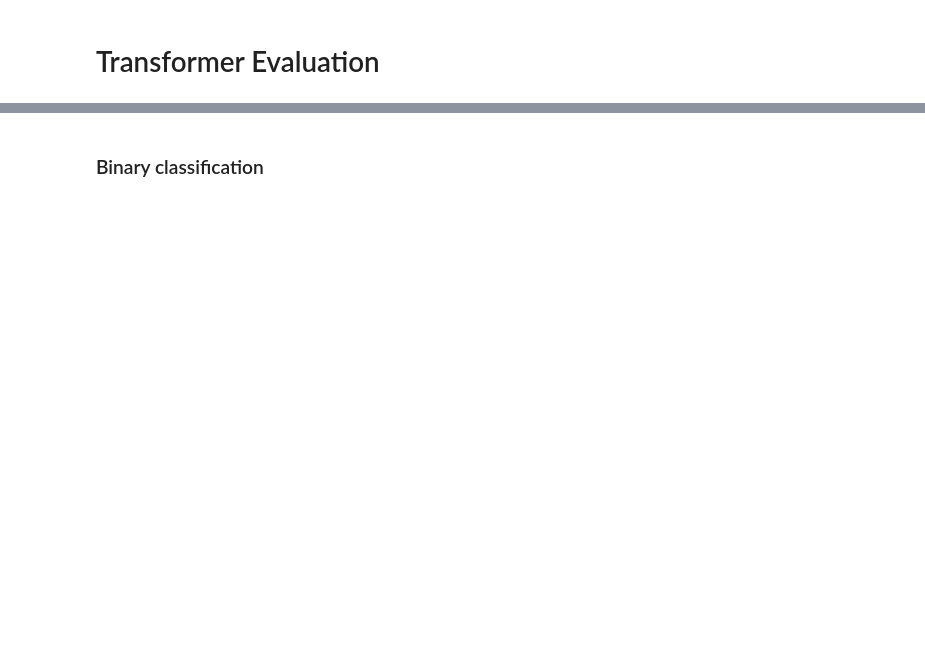
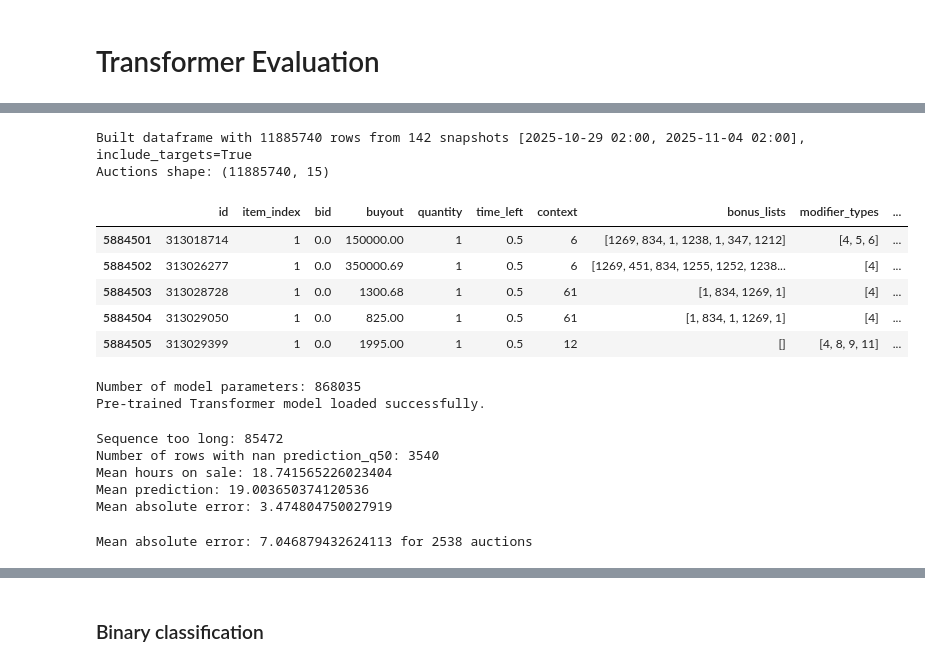
Before and after one commit to AngelUrq/auction_classic, a Jupyter notebook: notebooks/transformer_evaluation.ipynb, the cells around one changed output, grey strips where cells are left out. Drawn from its saved outputs; the diff is of its cells as text; code cells hidden in the pictures; blank space fills up the shorter version.

```diff
--- a/notebooks/transformer_evaluation.ipynb
+++ b/notebooks/transformer_evaluation.ipynb
@@ -32,5 +34,5 @@ print(f"Using device: {device}")
 # %%
-prediction_time = datetime.strptime("2025-11-04 02:00:00", "%Y-%m-%d %H:%M:%S")
+prediction_time = datetime.strptime("2025-11-01 02:00:00", "%Y-%m-%d %H:%M:%S")
 max_hours_back = 24
 
 mappings_dir = '../generated/mappings'
@@ -58,43 +60,64 @@ time_left_mapping = {
 # %%
 from src.data.utils import load_auctions_from_sample
 
-data_dir = '../data/tww/auctions/'
+data_dir = '../data/tww/auctions_ch/'
 
 df_auctions = load_auctions_from_sample(data_dir, prediction_time, time_left_mapping, item_to_idx, context_to_idx, bonus_to_idx, modtype_to_idx, max_hours_back=max_hours_back)
 
 print("Auctions shape:", df_auctions.shape)
 df_auctions[df_auctions['snapshot_time'] == prediction_time].head()
+# %% [output]
+Built dataframe with 11885740 rows from 142 snapshots [2025-10-29 02:00, 2025-11-04 02:00], include_targets=True
+Auctions shape: (11885740, 15)
+|  | id | item_index | bid | buyout | quantity | time_left | context | bonus_lists | modifier_types | ... |
+| 5884501 | 313018714 | 1 | 0.0 | 150000.00 | 1 | 0.5 | 6 | [1269, 834, 1, 1238, 1, 347, 1212] | [4, 5, 6] | ... |
+| 5884502 | 313026277 | 1 | 0.0 | 350000.69 | 1 | 0.5 | 6 | [1269, 451, 834, 1255, 1252, 1238... | [4] | ... |
+| 5884503 | 313028728 | 1 | 0.0 | 1300.68 | 1 | 0.5 | 61 | [1, 834, 1269, 1] | [4] | ... |
+| 5884504 | 313029050 | 1 | 0.0 | 825.00 | 1 | 0.5 | 61 | [1, 834, 1, 1269, 1] | [4] | ... |
+| 5884505 | 313029399 | 1 | 0.0 | 1995.00 | 1 | 0.5 | 12 | [] | [4, 8, 9, 11] | ... |
 # %%
 model = AuctionTransformer.load_from_checkpoint(
-    #'../models/transformer-4M-quantile-how-historical_0/last.ckpt',
-    #'../models/transformer-4M-quantile-how-historical/last-v2.ckpt',
-    '../models/transformer-4M-quantile-how-historical_24/last-v1.ckpt',
+    '../models/transformer-868.0K-quantile-historical_24/last.ckpt',
+    #'../models/transformer-869.6K-quantile-historical_72/last.ckpt',
     map_location=device
 )
 
 print(f'Number of model parameters: {sum(p.numel() for p in model.parameters())}')
 model.eval()
 print('Pre-trained Transformer model loaded successfully.')
+# %% [output]
+Number of model parameters: 868035
+Pre-trained Transformer model loaded successfully.
 # %%
 from src.models.inference import predict_dataframe
 
 model = model.to('cuda')
-df_auctions = predict_dataframe(model, df_auctions, prediction_time, feature_stats, max_hours_back=max_hours_back)
+df_auctions = predict_dataframe(model, df_auctions, prediction_time, feature_stats, max_hours_back=max_hours_back, max_sequence_length=55000)
 
 df_predictions = df_auctions[df_auctions['time_offset'] == 0]
+print(f"Number of rows with nan prediction_q50: {df_predictions['prediction_q50'].isna().sum()}")
+df_predictions = df_predictions[df_predictions['prediction_q50'].notna()]
 
 print("Mean hours on sale:", df_predictions['hours_on_sale'].mean())
 print("Mean prediction:", df_predictions['prediction_q50'].mean())
 
 mae = mean_absolute_error(df_predictions['hours_on_sale'], df_predictions['prediction_q50'])
-print(f"Mean absolute error: {mae}")
+print(f"Mean absolute error: {mae}") # 3.14 -> 24 hours
+# %% [output]
+Sequence too long: 85472
+Number of rows with nan prediction_q50: 3540
+Mean hours on sale: 18.741565226023404
+Mean prediction: 19.003650374120536
+Mean absolute error: 3.474804750027919
 # %%
 df_auctions_filtered = df_predictions[df_predictions['current_hours'] == 0]
-df_auctions_filtered = df_auctions_filtered[df_auctions_filtered['time_left'] == 12.0]
+df_auctions_filtered = df_auctions_filtered[df_auctions_filtered['time_left'] == 48.0]
 
 df_auctions_filtered['prediction_interval'] = df_auctions_filtered['prediction_q90'] - df_auctions_filtered['prediction_q10']
 
 mae = mean_absolute_error(df_auctions_filtered['hours_on_sale'], df_auctions_filtered['prediction_q50'])
-print(f"Mean absolute error: {mae} for {len(df_auctions_filtered)} auctions") # 7.17
+print(f"Mean absolute error: {mae} for {len(df_auctions_filtered)} auctions") # 6.54 -> 24 hours
+# %% [output]
+Mean absolute error: 7.046879432624113 for 2538 auctions
 # %%
 df_auctions_filtered[['item_index', 'buyout','quantity', 'time_left', 'current_hours', 'hours_on_sale', 'prediction_q10', 'prediction_q50', 'prediction_q90']].sample(10)
```
Also changed, not shown: parts of 6 cells of this notebook, 5 other files.
